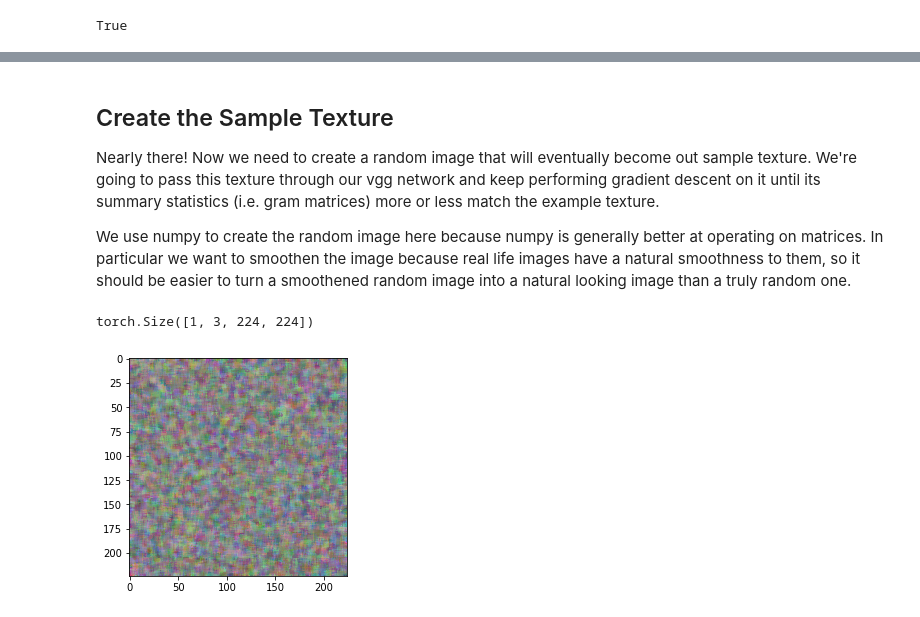
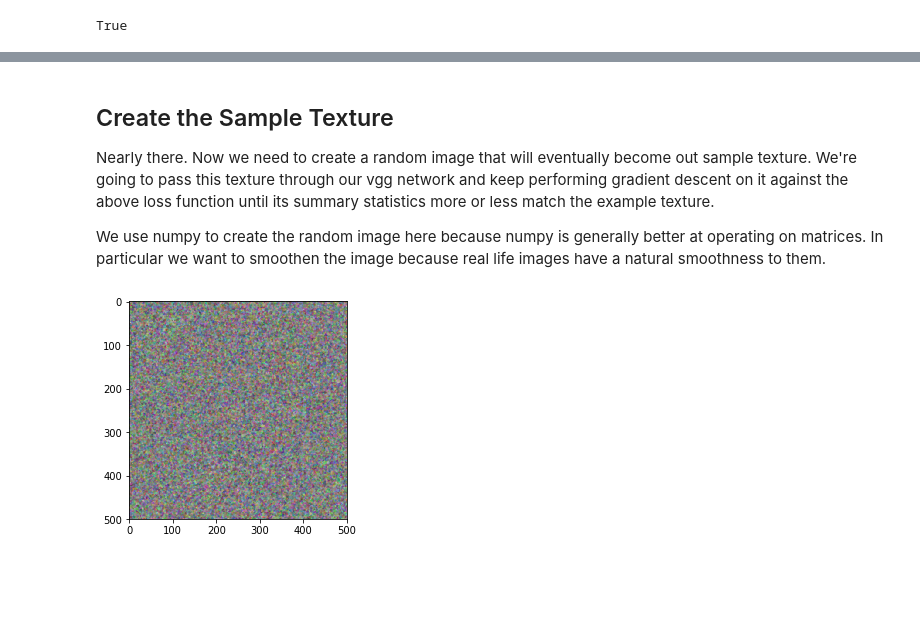
Before and after one commit to Lewington-pitsos/multi-scale-texture-syn, a Jupyter notebook: syn.ipynb, the cells around one changed output, grey strips where cells are left out. Drawn from its saved outputs; the diff is of its cells as text; code cells hidden in the pictures; blank space fills up the shorter version.

```diff
--- a/syn.ipynb
+++ b/syn.ipynb
@@ -204,25 +210,24 @@ class GradientStepper():
 # %% [markdown]
 ## Create the Sample Texture
 
-Nearly there! Now we need to create a random image that will eventually become out sample texture. We're going to pass this texture through our vgg network and keep performing gradient descent on it until its summary statistics (i.e. gram matrices) more or less match the example texture.
+Nearly there. Now we need to create a random image that will eventually become out sample texture. We're going to pass this texture through our vgg network and keep performing gradient descent on it against the above loss function until its summary statistics more or less match the example texture.
 
-We use numpy to create the random image here because numpy is generally better at operating on matrices. In particular we want to smoothen the image because real life images have a natural smoothness to them, so it should be easier to turn a smoothened random image into a natural looking image than a truly random one.
+We use numpy to create the random image here because numpy is generally better at operating on matrices. In particular we want to smoothen the image because real life images have a natural smoothness to them.
 # %%
 def random_image(blur=6):
     # create random noise numpy array
-    np_sample = np.random.rand(224, 224, 3)
+    np_sample = np.random.rand(500, 500, 3)
 
     # smooth it out (try commenting out this line and see the difference)
     np_sample = scipy.ndimage.filters.median_filter(np_sample, [blur, blur,1])
 
     # finally convert to a tensor with autograd enabled (since we're
     # going to be performing gradient updates on this image)
     sample = torch.from_numpy(np_sample).float().permute(2, 0, 1).unsqueeze(0).to(device)
     sample.requires_grad = True
 
     return sample
 
-show_image(random_image())
+show_image(random_image(5))
 # %% [output]
-torch.Size([1, 3, 224, 224])
-[figure, old version]
+[figure, new version]
```
Also changed, not shown: parts of 31 cells of this notebook, 7 other files.
